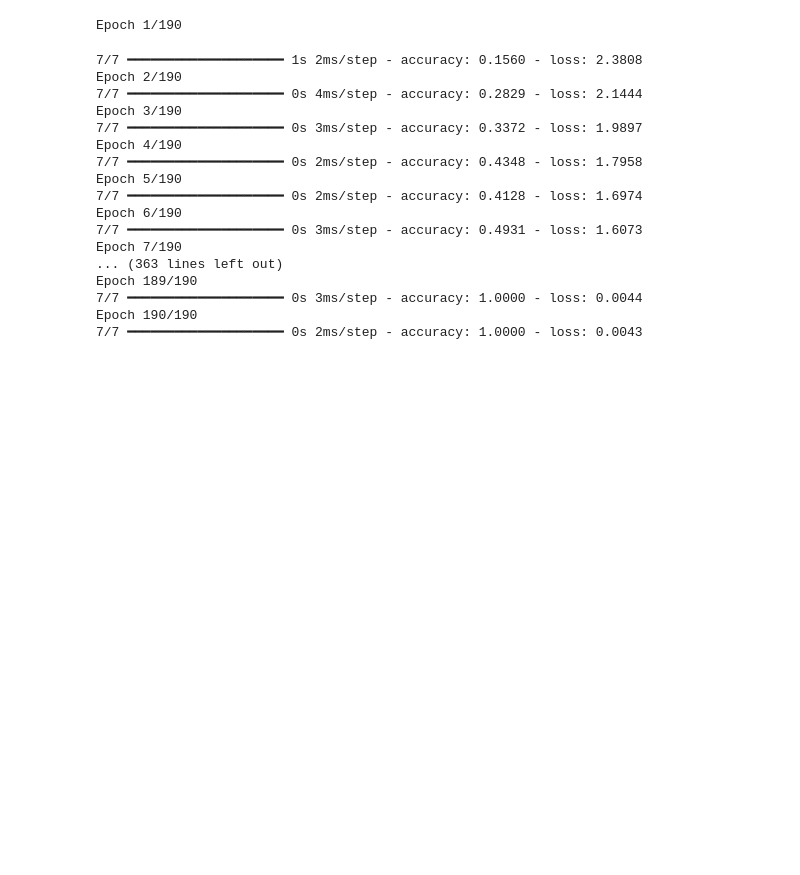
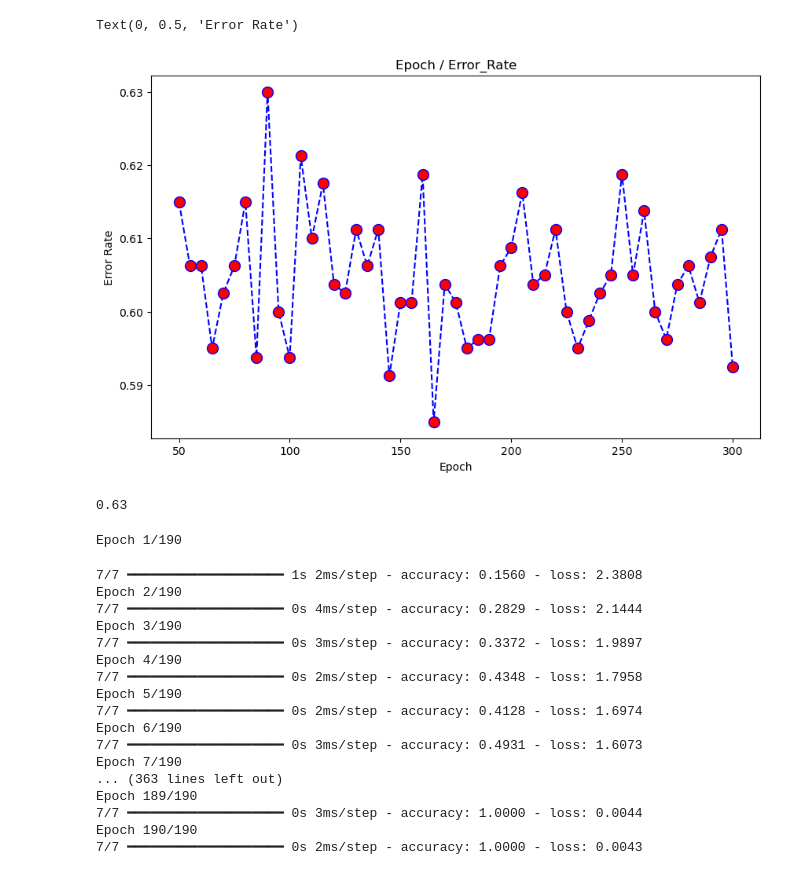
Before and after one commit to ML-K67-HUST/MUSIC-GENRE-CLASSIFICATION, a Jupyter notebook: ipynb files/neural_network.ipynb, the cells around one changed output. Saved outputs shown, nothing was run; the diff lists cells and outputs as text; code cells hidden in the pictures; blank space fills up the shorter version.

```diff
--- a/ipynb files/neural_network.ipynb
+++ b/ipynb files/neural_network.ipynb
@@ -30,19 +30,19 @@ scaler = StandardScaler()
 x_scaled = scaler.fit_transform(X)
 
 X_train, X_test, y_train, y_test = train_test_split(x_scaled, y,test_size=0.8, random_state=42)
-# def train(epochs_num):
-#     model = Sequential()
-#     model.add(Dense(64, activation='relu', input_shape=(x_scaled.shape[1],)))
-#     model.add(Dense(32, activation='relu'))
-#     model.add(Dense(10, activation='softmax'))
+def train(epochs_num):
+    model = Sequential()
+    model.add(Dense(100, activation='relu', input_shape=(x_scaled.shape[1],)))
+    model.add(Dense(100, activation='relu'))
+    model.add(Dense(10, activation='softmax'))
 
-#     model.compile(loss='sparse_categorical_crossentropy', optimizer='adam', metrics=['accuracy'])
+    model.compile(loss='sparse_categorical_crossentropy', optimizer='adam', metrics=['accuracy'])
 
-#     model.fit(X_train, y_train, epochs=epochs_num, batch_size=32, verbose=1)
-#     pred = model.predict(X_test)
-#     y_pred = pred.argmax(axis=-1)
-#     clear_output()
-#     return (accuracy_score(y_pred, y_test))
+    model.fit(X_train, y_train, epochs=epochs_num, batch_size=32, verbose=1)
+    pred = model.predict(X_test)
+    y_pred = pred.argmax(axis=-1)
+    clear_output()
+    return (accuracy_score(y_pred, y_test))
 # train(190)
 
 # with open('nn_model.pkl', 'wb') as file:
@@ -55,15 +50,22 @@ To enable the following instructions: AVX2 AVX512F AVX512_VNNI FMA, in other ope
 # %%
-# import matplotlib.pyplot as plt
-# res = []
-# for epoch in range(20,201,5):
-#     res.append(train(epoch))
-# plt.figure(figsize = (10,6))
+import matplotlib.pyplot as plt
+res = []
+for epoch in range(50,301,5):
+    res.append(train(epoch))
+plt.figure(figsize = (10,6))
 
-# plt.plot(range(20,201,5), res, color = 'blue', linestyle = '--', markersize = '10', markerfacecolor = 'red', marker = 'o')
+plt.plot(range(50,301,5), res, color = 'blue', linestyle = '--', markersize = '10', markerfacecolor = 'red', marker = 'o')
 
-# plt.title('Epoch / Error_Rate')
-# plt.xlabel('Epoch')
-# plt.ylabel('Error Rate')
+plt.title('Epoch / Error_Rate')
+plt.xlabel('Epoch')
+plt.ylabel('Error Rate')
+# %% [output]
+Text(0, 0.5, 'Error Rate')
+[figure, added]
+# %%
+print(max(res))
+# %% [output]
+0.63
 # %%
 from sklearn.metrics import confusion_matrix, classification_report
 import seaborn as sns
```
Also changed, not shown: parts of 2 cells of this notebook, 8 other files.
